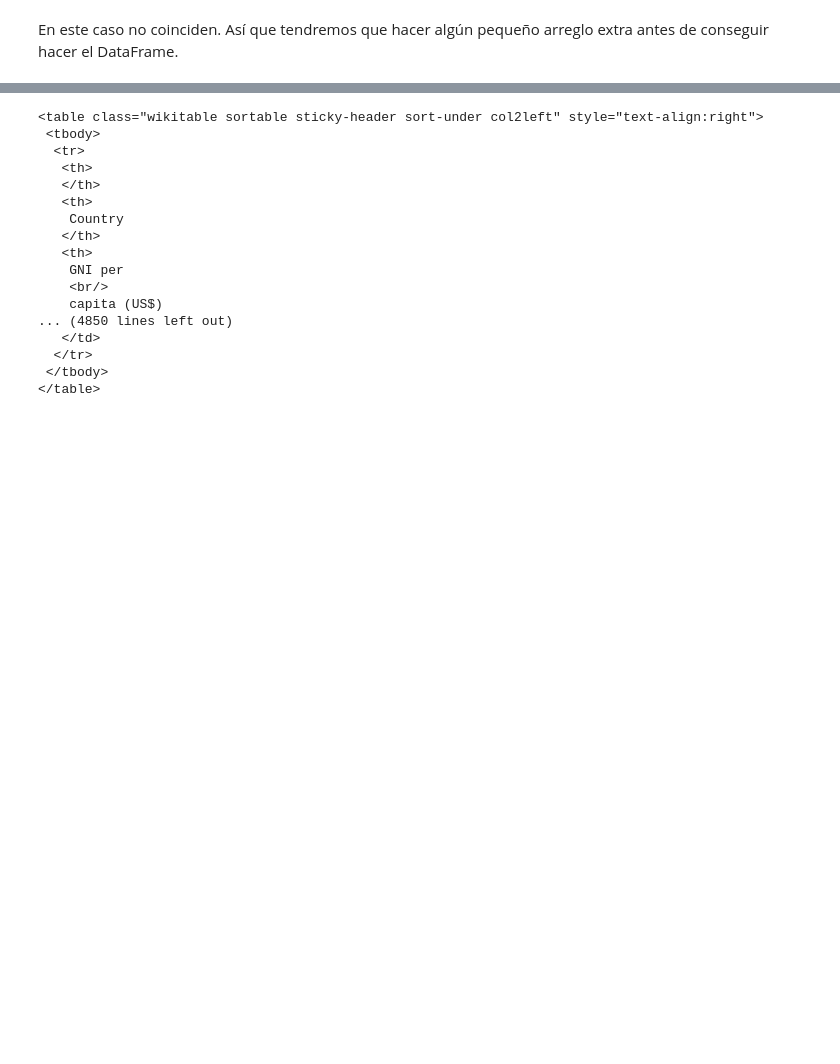
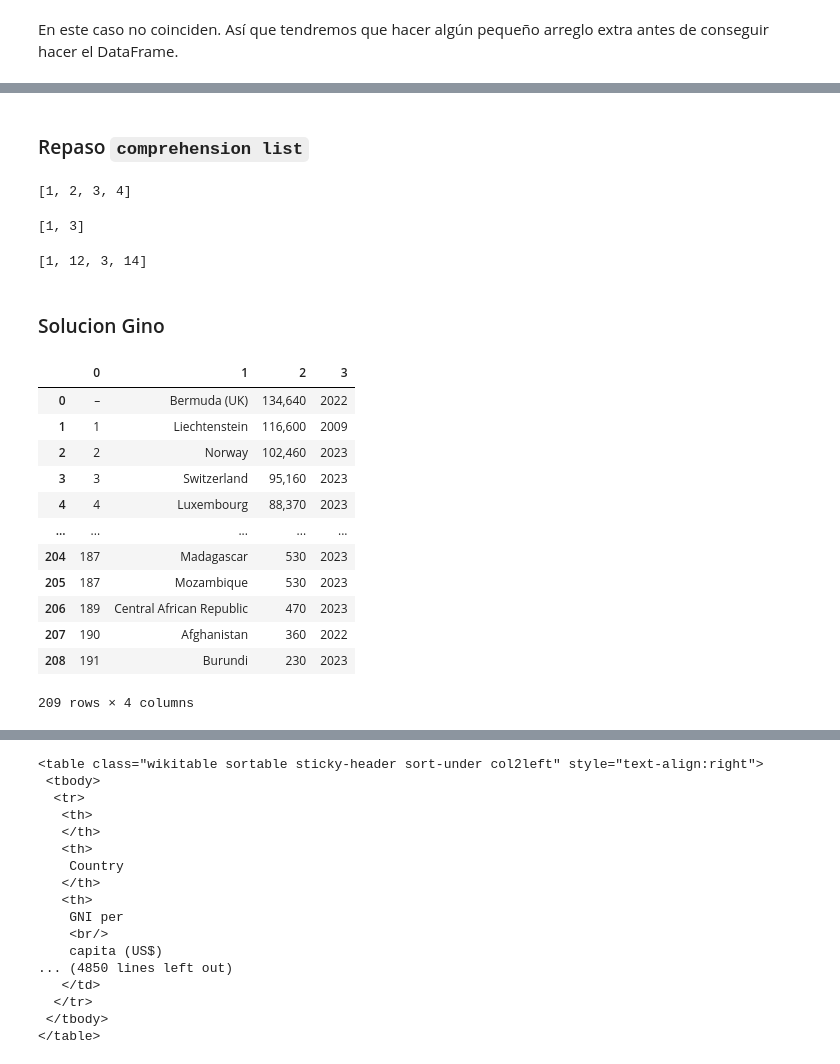
Before and after one commit to zamaestre/Apuntes_Data_Junio24, a Jupyter notebook: Materiales/Web Scraping/1 - Scrapeo bs4.ipynb, the cells around one changed output, grey strips where cells are left out. Cells and saved outputs as stored; diff of their text form; code cells hidden in the pictures; blank space fills up the shorter version.

```diff
--- a/Materiales/Web Scraping/1 - Scrapeo bs4.ipynb
+++ b/Materiales/Web Scraping/1 - Scrapeo bs4.ipynb
@@ -375,0 +547,73 @@ tabla2 = tablas[2]
+# %% [markdown]
+### Repaso `comprehension list`
+# %%
+# lo que quiero por cada elemento en el iterable
+[num for num in range(1, 5)]
+# %% [output]
+[1, 2, 3, 4]
+# %%
+# con condicion, if...
+# lo que quiero por cada elemento en el iterable si cumple la condicion
+[num for num in range(1, 5) if num%2]
+# %% [output]
+[1, 3]
+# %%
+# con condicion, if/else...
+# lo que quiero si cumple la condicion, en el resto de casos haz esto otro,
+# por cada elemento en el iterable
+[num if num%2 else num+10 for num in range(1, 5)]
+# %% [output]
+[1, 12, 3, 14]
+# %% [markdown]
+### Solucion Gino
+# %%
+import requests as req
+from bs4 import BeautifulSoup as bs
+import pandas as pd
+url = 'https://en.wikipedia.org/wiki/List_of_countries_by_GNI_(nominal)_per_capita'
+
+# llamada, con el texto (codigo html)
+html = req.get(url).text
+#print(html[:1000])
+
+# aplicacion de parser
+soup = bs(html, 'html.parser')
+tabla = soup.find_all('table')
+# tabla[1]
+#print(type(tabla),tabla[1].text)
+
+# busqueda de todas las filas de la tabla
+filas_tabla1 = tabla[1].find_all('tr')
+
+# contenido de todas las filas de la tabla1
+lista_filas = [fila.text.strip().split('\n') for fila in filas_tabla1]
+# lista_filas
+
+# DataFrame bruto
+# df = pd.DataFrame(lista_filas[4:])
+df = pd.DataFrame(lista_filas[2:]).drop(columns=[4]) # --> faltan Bermuda (UK) y Liechtestein
+df
+
+# Queda por arreglar:
+    # encabezados
+    # filas que son categoria
+
+# esta parte del codigo no funciona correctamente, falta revisar
+# DataFrame
+# df_bueno = df.iloc[0::2]
+# df_bueno = df_bueno.drop(columns=[4])
+# df_bueno
+# %% [output]
+|  | 0 | 1 | 2 | 3 |
+| 0 | – | Bermuda (UK) | 134,640 | 2022 |
+| 1 | 1 | Liechtenstein | 116,600 | 2009 |
+| 2 | 2 | Norway | 102,460 | 2023 |
+| 3 | 3 | Switzerland | 95,160 | 2023 |
+| 4 | 4 | Luxembourg | 88,370 | 2023 |
+| ... | ... | ... | ... | ... |
+| 204 | 187 | Madagascar | 530 | 2023 |
+| 205 | 187 | Mozambique | 530 | 2023 |
+| 206 | 189 | Central African Republic | 470 | 2023 |
+| 207 | 190 | Afghanistan | 360 | 2022 |
+| 208 | 191 | Burundi | 230 | 2023 |
+209 rows × 4 columns
```
Also changed, not shown: parts of 65 cells of this notebook.
